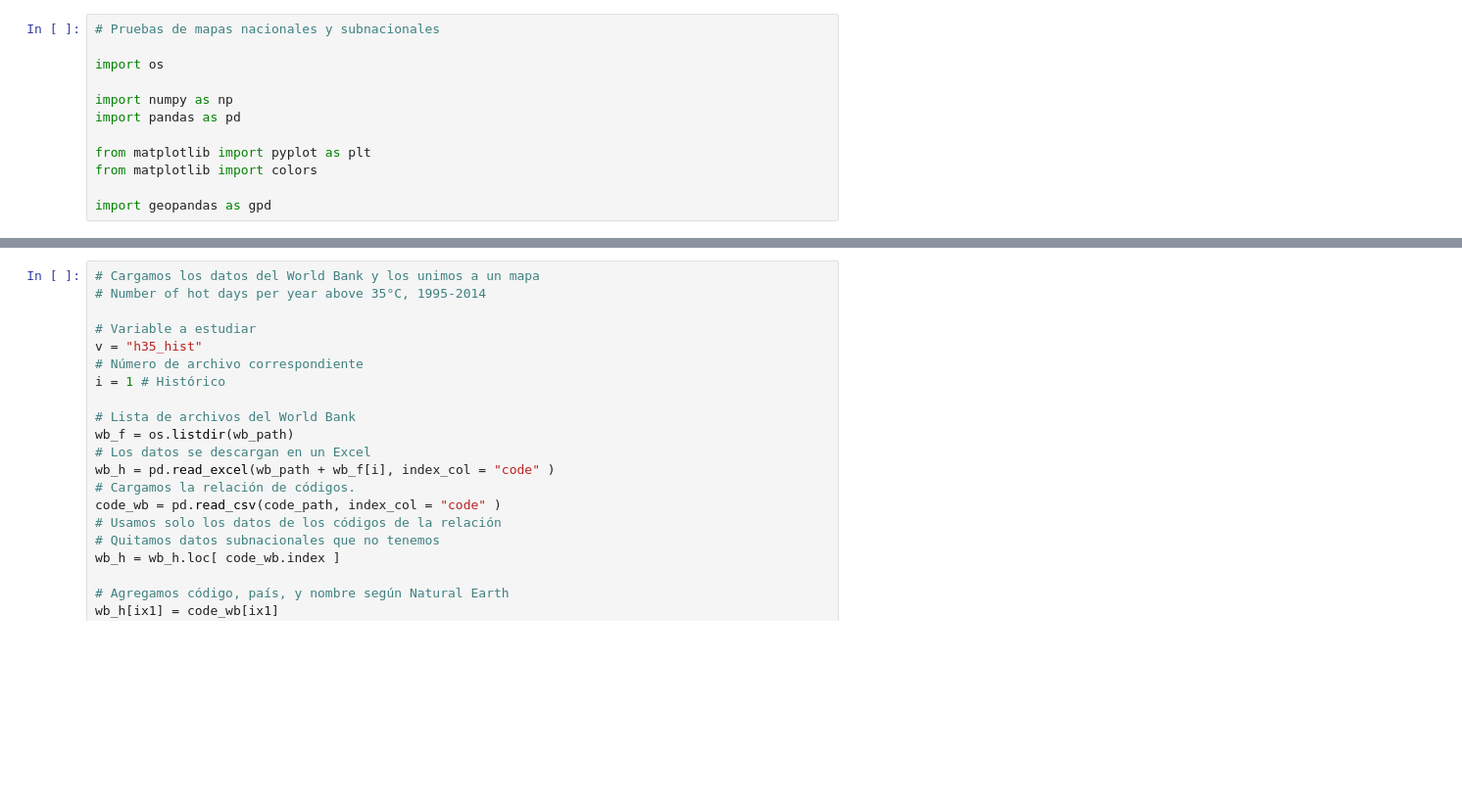
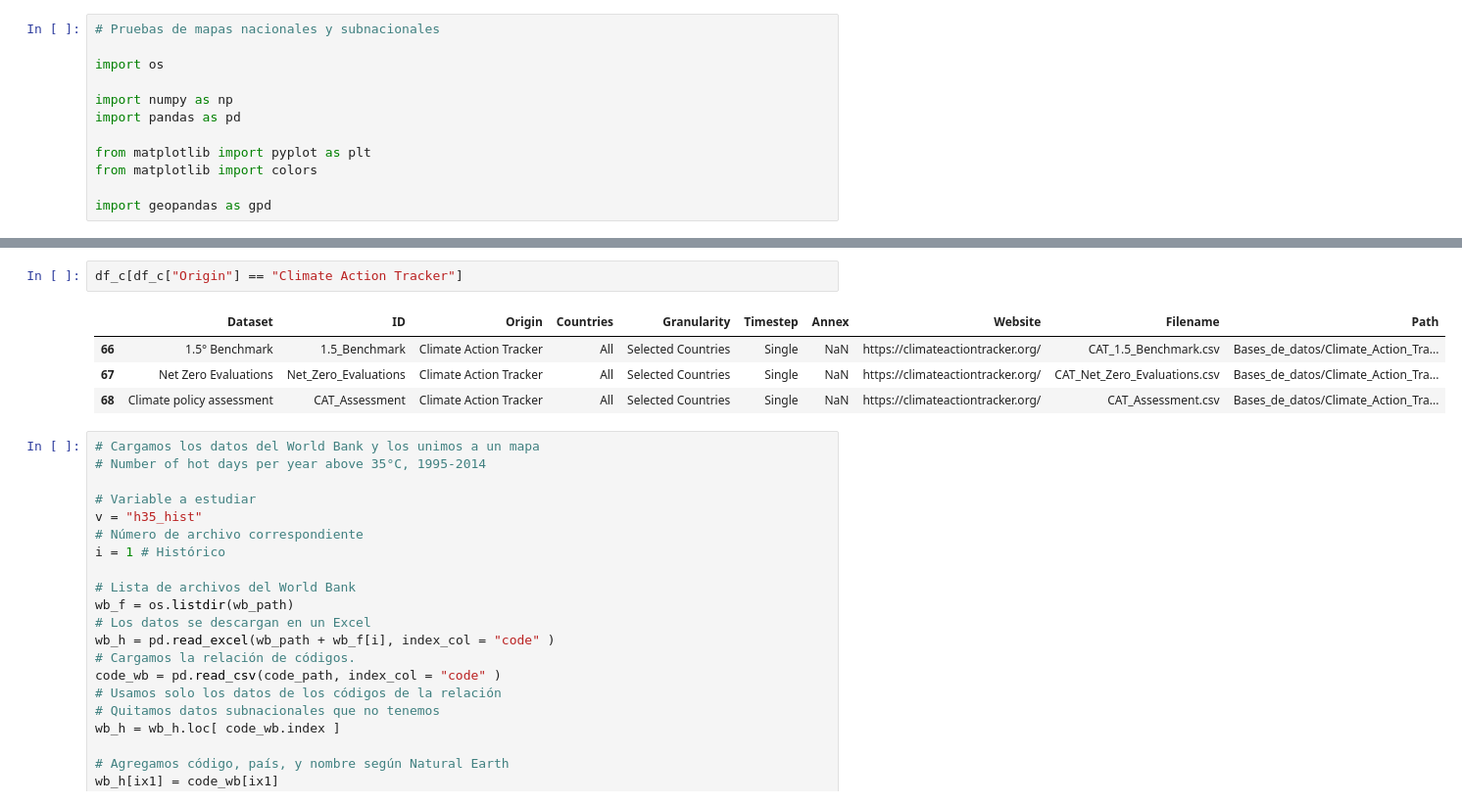
Before and after one commit to rodrigoms95/UNESCO_climate, a Jupyter notebook: code/mapa.ipynb, the cells around one changed output, grey strips where cells are left out. Shown at 98% size. Cells and saved outputs as stored; diff of their text form; blank space fills up the shorter version.

```diff
--- a/code/mapa.ipynb
+++ b/code/mapa.ipynb
@@ -73,3 +101,10 @@ gdf_4 = gdf_2.merge( df_3, how = "left",
+# %%
+df_c[df_c["Origin"] == "Climate Action Tracker"]
+# %% [output]
+|  | Dataset | ID | Origin | Countries | Granularity | Timestep | Annex | Website | Filename | Path |
+| 66 | 1.5° Benchmark | 1.5_Benchmark | Climate Action Tracker | All | Selected Countries | Single | NaN | https://climateactiontracker.org/ | CAT_1.5_Benchmark.csv | Bases_de_datos/Climate_Action_Tra... |
+| 67 | Net Zero Evaluations | Net_Zero_Evaluations | Climate Action Tracker | All | Selected Countries | Single | NaN | https://climateactiontracker.org/ | CAT_Net_Zero_Evaluations.csv | Bases_de_datos/Climate_Action_Tra... |
+| 68 | Climate policy assessment | CAT_Assessment | Climate Action Tracker | All | Selected Countries | Single | NaN | https://climateactiontracker.org/ | CAT_Assessment.csv | Bases_de_datos/Climate_Action_Tra... |
 # %%
 # Cargamos los datos del World Bank y los unimos a un mapa
 # Number of hot days per year above 35°C, 1995-2014
```
Also changed, not shown: parts of 7 cells of this notebook, 4 other files.
